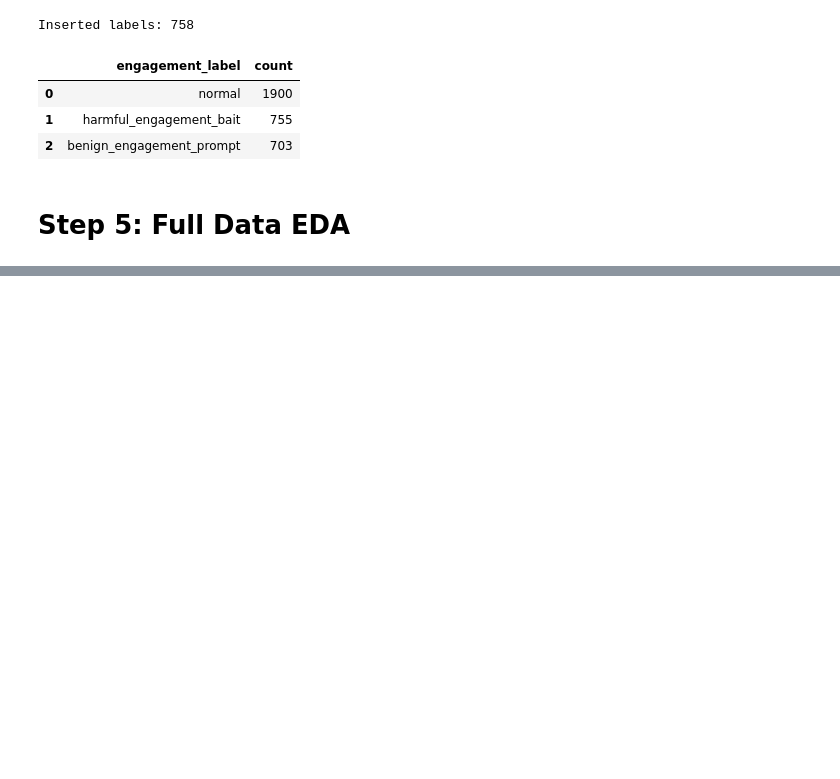
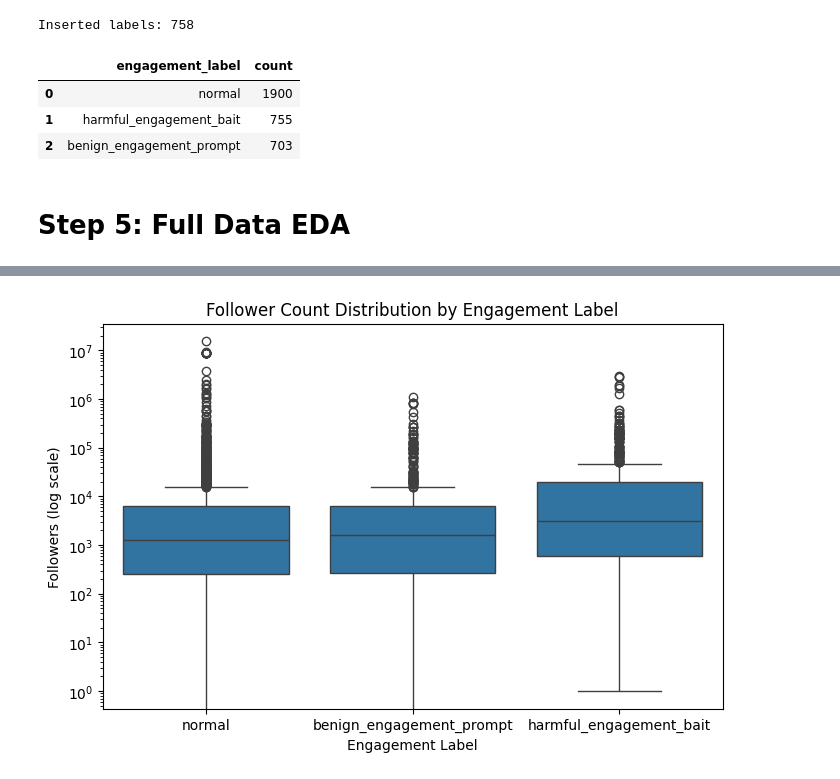
Before and after one commit to RJ-Worrall/Twitter_Engagement_Bait_Modeling, a Jupyter notebook: Twitter_Project.ipynb, the cells around one changed output, grey strips where cells are left out. Cells and saved outputs as stored; diff of their text form; code cells hidden in the pictures; blank space fills up the shorter version.

```diff
--- a/Twitter_Project.ipynb
+++ b/Twitter_Project.ipynb
@@ -1670,0 +1696,15 @@ Name: count, dtype: int64
+# %%
+# Boxplot of followers count by engagement label
+plt.figure(figsize=(8,5))
+sns.boxplot(
+    data=model_df,
+    x='engagement_label',
+    y='followers_count'
+)
+plt.title("Follower Count Distribution by Engagement Label")
+plt.xlabel("Engagement Label")
+plt.yscale('log')
+plt.ylabel("Followers (log scale)")
+plt.show()
+# %% [output]
+[figure, added]
```
Also changed, not shown: parts of 18 cells of this notebook.
